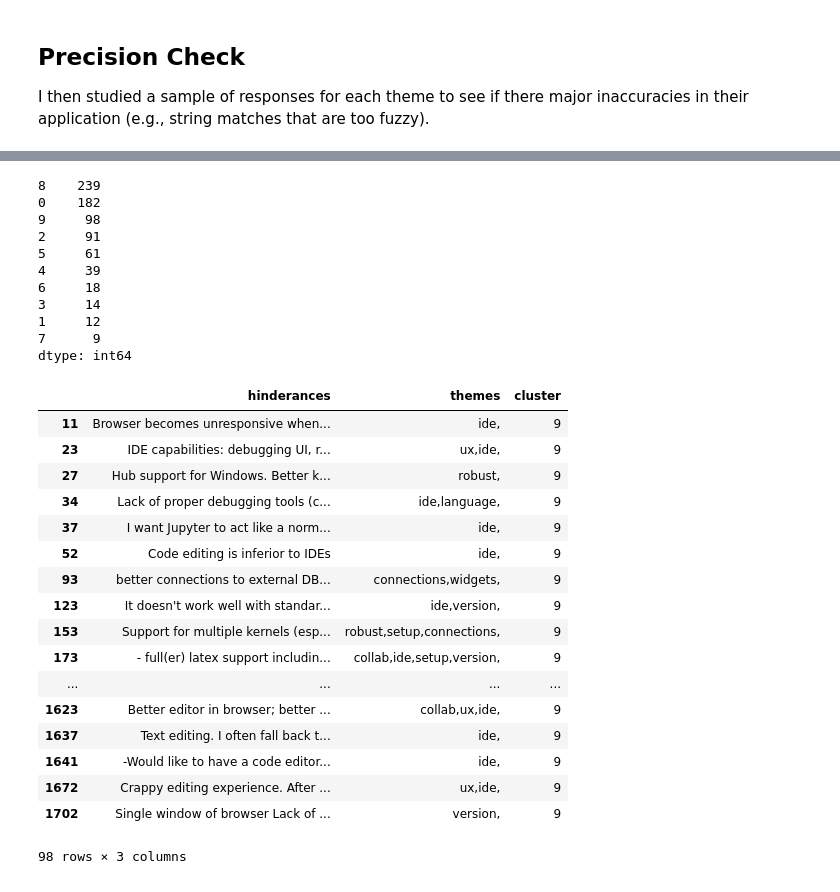
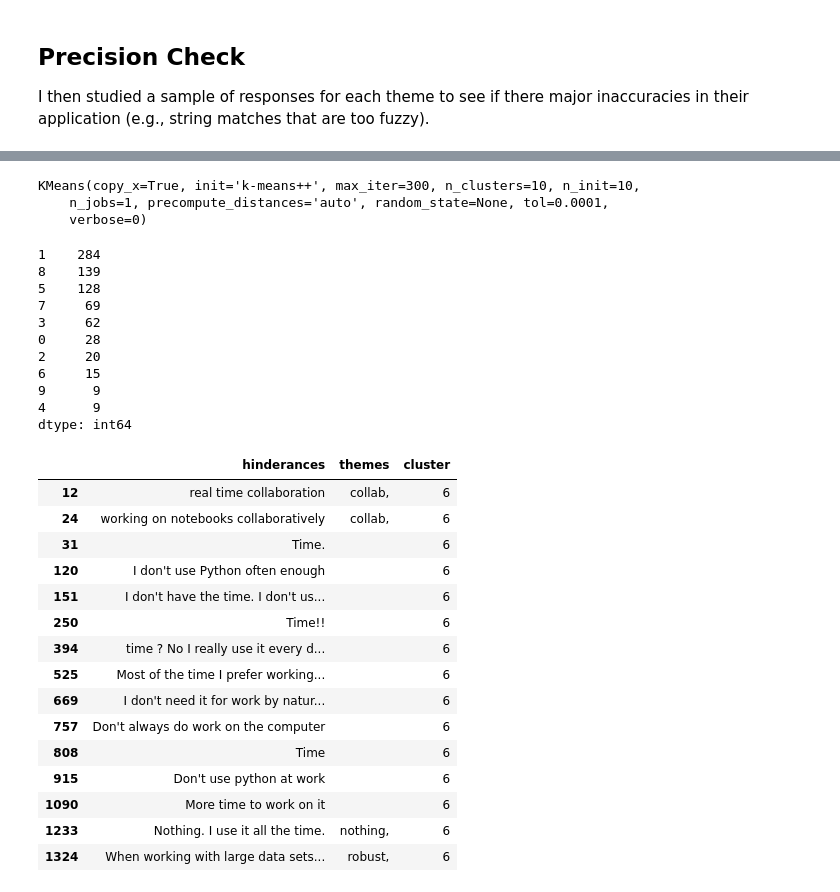
Before and after one commit to jupyter/design, a Jupyter notebook: surveys/2015-notebook-ux/analysis/3a_hinderance_themes.ipynb, the cells around one changed output, grey strips where cells are left out. Saved outputs shown, nothing was run; the diff lists cells and outputs as text; code cells hidden in the pictures.

Commit message:
Clean up topic model some
(c) Copyright IBM Corp. 2016

```diff
--- a/surveys/2015-notebook-ux/analysis/3a_hinderance_themes.ipynb
+++ b/surveys/2015-notebook-ux/analysis/3a_hinderance_themes.ipynb
@@ -230,2 +216,4 @@ texts = texts.apply(lambda q: [word for word in q if word not in tokens_once])
+# %%
+texts = gensim.parsing.preprocess_documents(hinder)
 # %%
 dictionary = gensim.corpora.Dictionary(texts)
@@ -234,3 +220,5 @@ corpus = texts.apply(lambda q: dictionary.doc2bow(q))
+# %%
+corpus = [dictionary.doc2bow(text) for text in texts]
 # %%
 tfidf = gensim.models.TfidfModel(corpus)
 # %%
@@ -284,38 +265,46 @@ plt.show()
+# %%
+lsi = gensim.models.LsiModel(corpus_tfidf, id2word=dictionary, num_topics=4)
+corpus_lsi = lsi[corpus_tfidf]
+X = corpus2csc(corpus_lsi).transpose()
+k_means = KMeans(n_clusters=10)
+k_means.fit(X)
+# %% [output]
+KMeans(copy_x=True, init='k-means++', max_iter=300, n_clusters=10, n_init=10,
+    n_jobs=1, precompute_distances='auto', random_state=None, tol=0.0001,
+    verbose=0)
 # %%
 clusters = pd.Series(k_means.labels_, index=hinder.index)
 clusters.value_counts()
 # %% [output]
-8    239
-0    182
-9     98
-2     91
-5     61
-4     39
-6     18
-3     14
-1     12
-7      9
+1    284
+8    139
+5    128
+7     69
+3     62
+0     28
+2     20
+6     15
+9      9
+4      9
 dtype: int64
 # %%
 tagged['cluster'] = clusters
 # %%
-tagged[tagged.cluster == 9]
+tagged[tagged.cluster == 6]
 # %% [output]
 |  | hinderances | themes | cluster |
-| 11 | Browser becomes unresponsive when... | ide, | 9 |
-| 23 | IDE capabilities: debugging UI, r... | ux,ide, | 9 |
-| 27 | Hub support for Windows. Better k... | robust, | 9 |
-| 34 | Lack of proper debugging tools (c... | ide,language, | 9 |
-| 37 | I want Jupyter to act like a norm... | ide, | 9 |
-| 52 | Code editing is inferior to IDEs | ide, | 9 |
-| 93 | better connections to external DB... | connections,widgets, | 9 |
-| 123 | It doesn't work well with standar... | ide,version, | 9 |
-| 153 | Support for multiple kernels (esp... | robust,setup,connections, | 9 |
-| 173 | - full(er) latex support includin... | collab,ide,setup,version, | 9 |
-| ... | ... | ... | ... |
-| 1623 | Better editor in browser; better ... | collab,ux,ide, | 9 |
-| 1637 | Text editing. I often fall back t... | ide, | 9 |
-| 1641 | -Would like to have a code editor... | ide, | 9 |
-| 1672 | Crappy editing experience. After ... | ux,ide, | 9 |
-| 1702 | Single window of browser Lack of ... | version, | 9 |
+| 12 | real time collaboration | collab, | 6 |
+| 24 | working on notebooks collaboratively | collab, | 6 |
+| 31 | Time. |  | 6 |
+| 120 | I don't use Python often enough |  | 6 |
+| 151 | I don't have the time. I don't us... |  | 6 |
+| 250 | Time!! |  | 6 |
+| 394 | time ? No I really use it every d... |  | 6 |
+| 525 | Most of the time I prefer working... |  | 6 |
+| 669 | I don't need it for work by natur... |  | 6 |
+| 757 | Don't always do work on the computer |  | 6 |
+| 808 | Time |  | 6 |
+| 915 | Don't use python at work |  | 6 |
+| 1090 | More time to work on it |  | 6 |
+| 1233 | Nothing. I use it all the time. | nothing, | 6 |
+| 1324 | When working with large data sets... | robust, | 6 |
-98 rows × 3 columns
```
Also changed, not shown: parts of 21 cells of this notebook.
